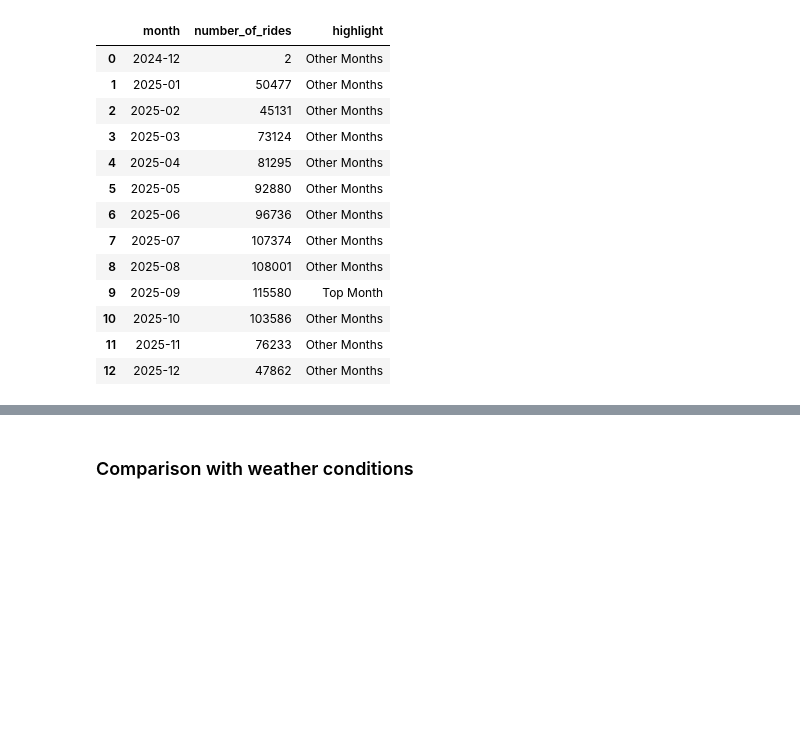
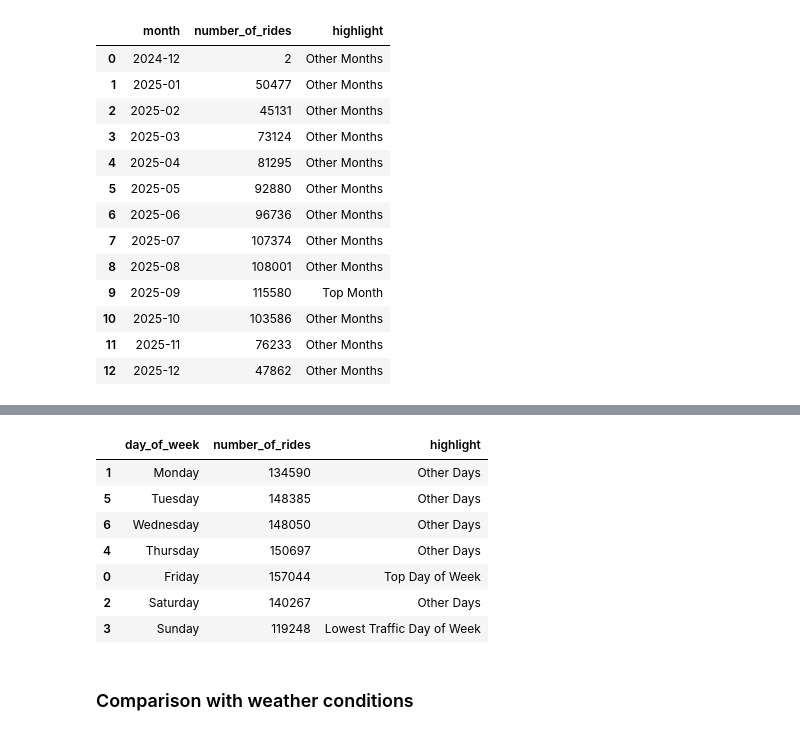
Before and after one commit to MarTvyal62/NYJ-City-Bike, a Jupyter notebook: notebooks/4_Data_Visualization.ipynb, the cells around one changed output, grey strips where cells are left out. Saved outputs shown, nothing was run; the diff lists cells and outputs as text; code cells hidden in the pictures; blank space fills up the shorter version.

```diff
--- a/notebooks/4_Data_Visualization.ipynb
+++ b/notebooks/4_Data_Visualization.ipynb
@@ -180,0 +183,10 @@ fig.show()
+# %%
+dow_rides = (
+    citibike_df
+    .groupby('day_of_week', as_index=False)
+    .agg(
+        number_of_rides =('ride_id', 'count')
+    )
+)
+
+dow_rides
@@ -180,0 +202,45 @@ fig.show()
+# %%
+
+
+top_dow = dow_rides.loc[dow_rides["number_of_rides"].idxmax(), "day_of_week"]
+lowest_traffic_dow = dow_rides.loc[dow_rides["number_of_rides"].idxmin(), "day_of_week"]
+
+dow_rides["highlight"] = np.where(
+    dow_rides["day_of_week"] == top_dow,
+    "Top Day of Week",
+    np.where(
+        dow_rides["day_of_week"] == lowest_traffic_dow,
+        "Lowest Traffic Day of Week",
+        "Other Days"
+    )
+)
+
+dow_order = [
+"Monday",
+"Tuesday",
+"Wednesday",
+"Thursday",
+"Friday",
+"Saturday",
+"Sunday"
+]
+
+dow_rides['day_of_week'] = pd.Categorical(
+    dow_rides['day_of_week'],
+    categories=dow_order,
+    ordered=True
+)
+
+
+dow_rides = dow_rides.sort_values('day_of_week')
+
+dow_rides
+# %% [output]
+|  | day_of_week | number_of_rides | highlight |
+| 1 | Monday | 134590 | Other Days |
+| 5 | Tuesday | 148385 | Other Days |
+| 6 | Wednesday | 148050 | Other Days |
+| 4 | Thursday | 150697 | Other Days |
+| 0 | Friday | 157044 | Top Day of Week |
+| 2 | Saturday | 140267 | Other Days |
+| 3 | Sunday | 119248 | Lowest Traffic Day of Week |
```
Also changed, not shown: parts of 3 cells of this notebook.
